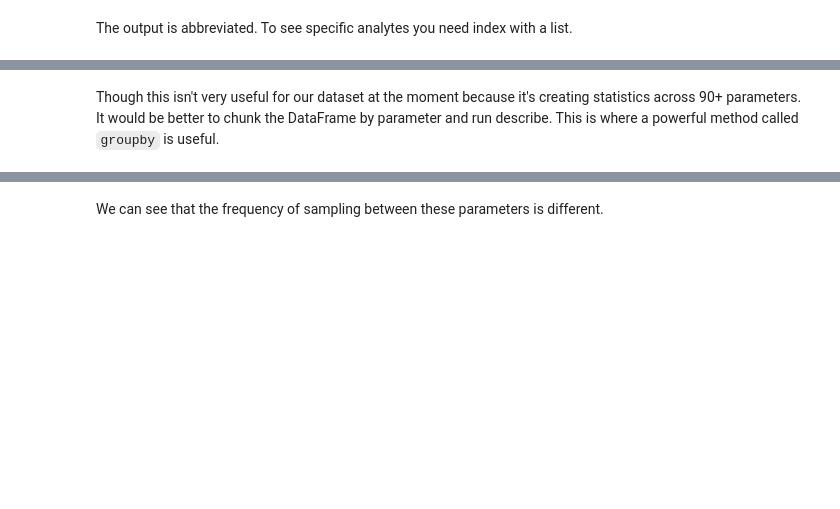
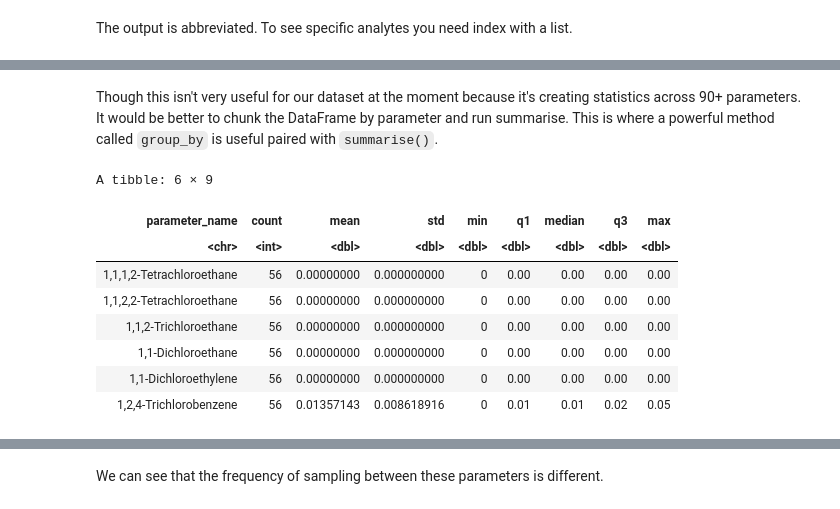
Before and after one commit to MPA-2065-FA24/mpa2065-fall2024, a Jupyter notebook: exploratory_data_analysis/notebooks/1.0-gtd-eda-walkthrough.ipynb, the cells around one changed output, grey strips where cells are left out. Cells and saved outputs as stored; diff of their text form; code cells hidden in the pictures; blank space fills up the shorter version.

```diff
--- a/exploratory_data_analysis/notebooks/1.0-gtd-eda-walkthrough.ipynb
+++ b/exploratory_data_analysis/notebooks/1.0-gtd-eda-walkthrough.ipynb
@@ -996,2 +1067,2 @@ df_2022_cleaned_v1.describe()
 # %% [markdown]
-Though this isn't very useful for our dataset at the moment because it's creating statistics across 90+ parameters. It would be better to chunk the DataFrame by parameter and run describe. This is where a powerful method called `groupby` is useful.
+Though this isn't very useful for our dataset at the moment because it's creating statistics across 90+ parameters. It would be better to chunk the DataFrame by parameter and run summarise. This is where a powerful method called `group_by` is useful paired with `summarise()`.
@@ -1003,2 +1069,26 @@ gb_param['arithmetic_mean'].describe()
+# %%
+df_gb_param_stats <- df_2022_cleaned_v1 %>%
+    group_by(parameter_name) %>%
+    summarise(
+        count = n(),
+        mean = mean(arithmetic_mean),
+        std = sd(arithmetic_mean),
+        min = min(arithmetic_mean),
+        q1 = quantile(arithmetic_mean, 0.25),
+        median = median(arithmetic_mean),
+        q3 = quantile(arithmetic_mean, 0.75),
+        max = max(arithmetic_mean)
+    )
+head(df_gb_param_stats)
+# %% [output]
+A tibble: 6 × 9
+| parameter_name | count | mean | std | min | q1 | median | q3 | max |
+| <chr> | <int> | <dbl> | <dbl> | <dbl> | <dbl> | <dbl> | <dbl> | <dbl> |
+| 1,1,1,2-Tetrachloroethane | 56 | 0.00000000 | 0.000000000 | 0 | 0.00 | 0.00 | 0.00 | 0.00 |
+| 1,1,2,2-Tetrachloroethane | 56 | 0.00000000 | 0.000000000 | 0 | 0.00 | 0.00 | 0.00 | 0.00 |
+| 1,1,2-Trichloroethane | 56 | 0.00000000 | 0.000000000 | 0 | 0.00 | 0.00 | 0.00 | 0.00 |
+| 1,1-Dichloroethane | 56 | 0.00000000 | 0.000000000 | 0 | 0.00 | 0.00 | 0.00 | 0.00 |
+| 1,1-Dichloroethylene | 56 | 0.00000000 | 0.000000000 | 0 | 0.00 | 0.00 | 0.00 | 0.00 |
+| 1,2,4-Trichlorobenzene | 56 | 0.01357143 | 0.008618916 | 0 | 0.01 | 0.01 | 0.02 | 0.05 |
 # %%
 # To look at the PM2.5 stats
```
Also changed, not shown: parts of 34 cells of this notebook, 1 other file.
